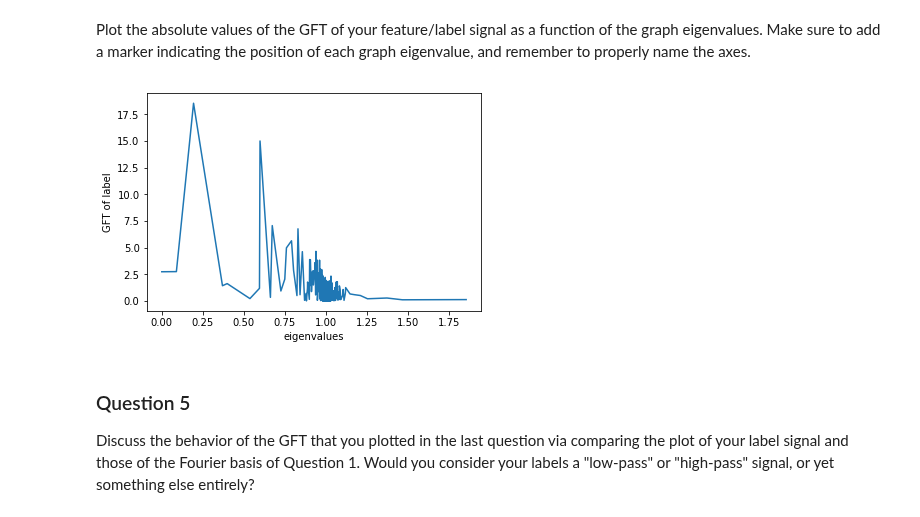
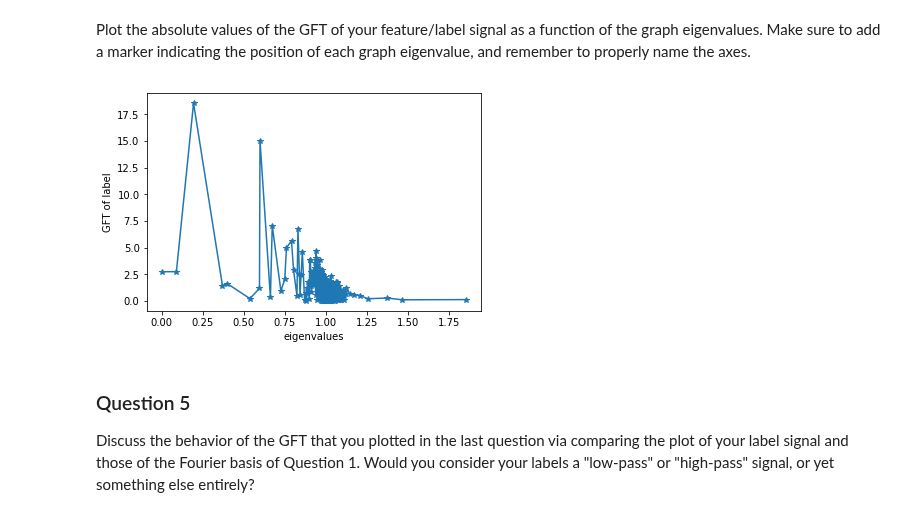
Before and after one commit to senakicir/ntds_project, a Jupyter notebook: 4_graph_signal_processing.ipynb, the cells around one changed output. Saved outputs shown, nothing was run; the diff lists cells and outputs as text; code cells hidden in the pictures.

```diff
--- a/4_graph_signal_processing.ipynb
+++ b/4_graph_signal_processing.ipynb
@@ -205,15 +205,15 @@ Plot the absolute values of the GFT of your feature/label signal as a function o
 # %%
 # Your code here.
 gft_of_labels = np.abs(GFT(labels))
 
 fig = plt.figure()
-plt.plot(e, gft_of_labels)
+plt.plot(e, gft_of_labels, marker = "*")
 plt.xlabel("eigenvalues")
 plt.ylabel("GFT of label")
 plt.show()
 plt.close(fig)
 # %% [output]
-[figure, old version]
+[figure, new version]
 # %% [markdown]
 ### Question 5
 
```
Also changed, not shown: parts of 14 cells of this notebook.
